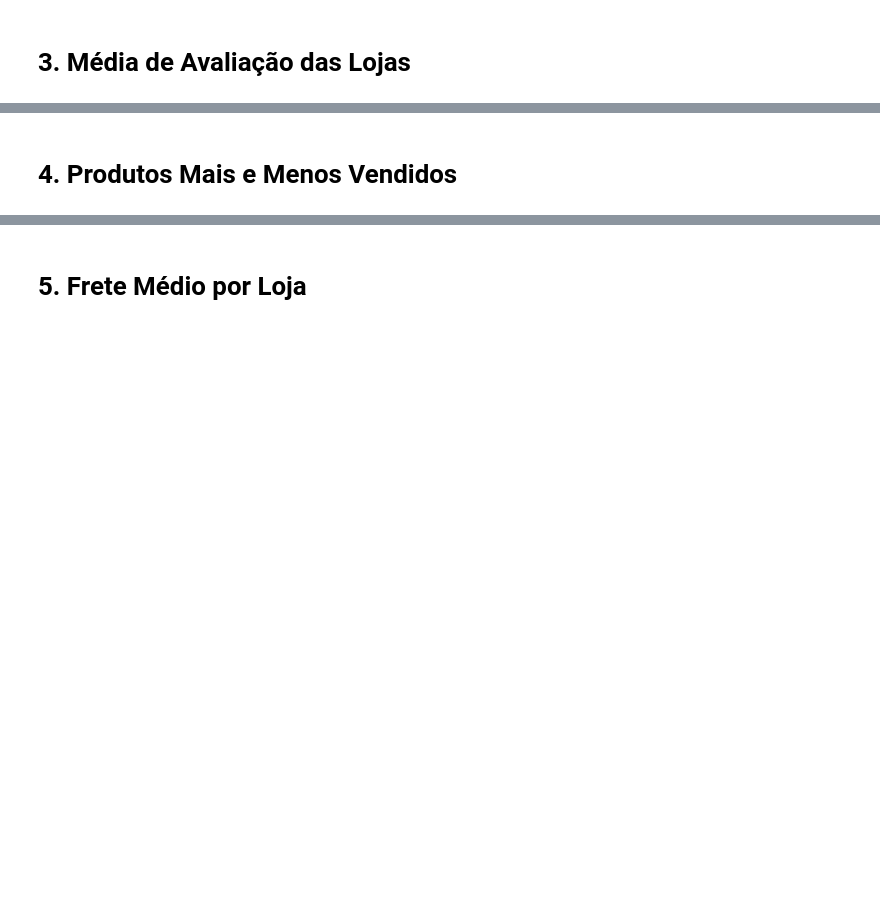
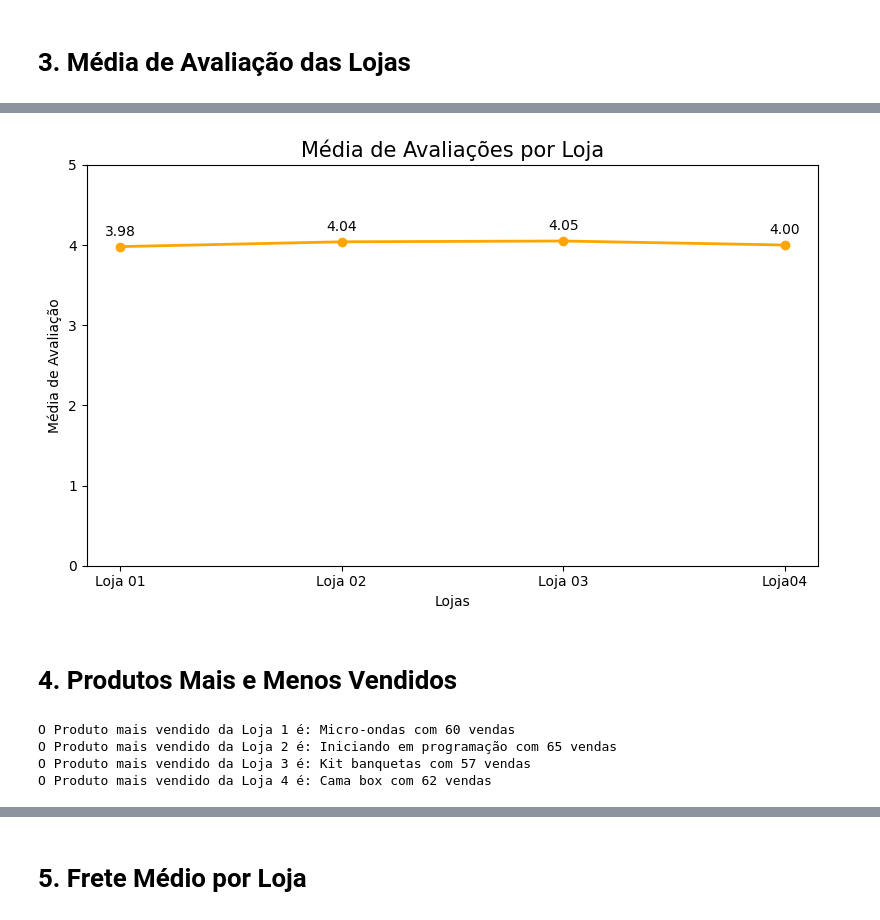
Before and after one commit to lazybytebr/challenge-ds-one-store, a Jupyter notebook: AluraStoreBr.ipynb, the cells around one changed output, grey strips where cells are left out. Saved outputs shown, nothing was run; the diff lists cells and outputs as text; code cells hidden in the pictures; blank space fills up the shorter version.

```diff
--- a/AluraStoreBr.ipynb
+++ b/AluraStoreBr.ipynb
@@ -30,2 +173,13 @@ loja.head()
 # %% [markdown]
 # 3. Média de Avaliação das Lojas
+# %%
+# Entender a satisfação dos clientes com os produtos vendidos.
+satisfacao_loja1 = round(loja['Avaliação da compra'].sum() / len(loja['Avaliação da compra']),2)
+satisfacao_loja2 = round(loja2['Avaliação da compra'].sum() / len(loja2['Avaliação da compra']),2)
+satisfacao_loja3 = round(loja3['Avaliação da compra'].sum() / len(loja3['Avaliação da compra']),2)
+satisfacao_loja4 = round(loja4['Avaliação da compra'].sum() / len(loja4['Avaliação da compra']),2)
+
+print('A média das avaliações da loja 01 foi de', satisfacao_loja1,'pontos\n' )
+print('A média das avaliações da loja 02 foi de', satisfacao_loja2,'pontos\n' )
+print('A média das avaliações da loja 03 foi de', satisfacao_loja3,'pontos\n' )
+print('A média das avaliações da loja 04 foi de', satisfacao_loja4,'pontos\n' )
@@ -32,2 +194,47 @@ loja.head()
+# %%
+lojas = ["Loja 01", "Loja 02", "Loja 03", "Loja04" ]
+medias_aval = [satisfacao_loja1,satisfacao_loja2,satisfacao_loja3,satisfacao_loja4]
+
+# Criando o gráfico
+plt.figure(figsize=(8, 5))
+plt.plot(lojas, medias_aval, marker='o', linestyle='-', color='orange', linewidth=2)
+
+# Adicionando os valores acima de cada ponto
+for i, valor in enumerate(medias_aval):
+    plt.text(i, valor + 0.1, f'{valor:.2f}', ha='center', va='bottom', fontsize=10)
+
+# Título e rótulos
+plt.title('Média de Avaliações por Loja', fontsize=15)
+plt.xlabel('Lojas')
+plt.ylabel('Média de Avaliação')
+plt.ylim(0, 5)  # Supondo que a avaliação vai de 0 a 5
+
+plt.tight_layout()
+plt.show()
+# %% [output]
+[figure, added]
 # %% [markdown]
 # 4. Produtos Mais e Menos Vendidos
+# %%
+import matplotlib.pyplot as plt
+
+
+# Criar um dicionario para todas as lojas
+lojas = {
+    'Loja 1': loja,
+    'Loja 2': loja2,
+    'Loja 3': loja3,
+    'Loja 4': loja4
+}
+
+#repetição para fazer a leitura de valores de cada loja mais vendido
+for nome_loja, df in lojas.items():
+    # Encontrar o produto mais vendido para cada loja
+    maior_venda = df['Produto'].value_counts().idxmax()
+    quantidade_vendida = df['Produto'].value_counts().max()
+    print(f"O Produto mais vendido da {nome_loja} é: {maior_venda} com {quantidade_vendida} vendas")
+# %% [output]
+O Produto mais vendido da Loja 1 é: Micro-ondas com 60 vendas
+O Produto mais vendido da Loja 2 é: Iniciando em programação com 65 vendas
+O Produto mais vendido da Loja 3 é: Kit banquetas com 57 vendas
+O Produto mais vendido da Loja 4 é: Cama box com 62 vendas
```
Also changed, not shown: parts of 22 cells of this notebook, 15 other files.
